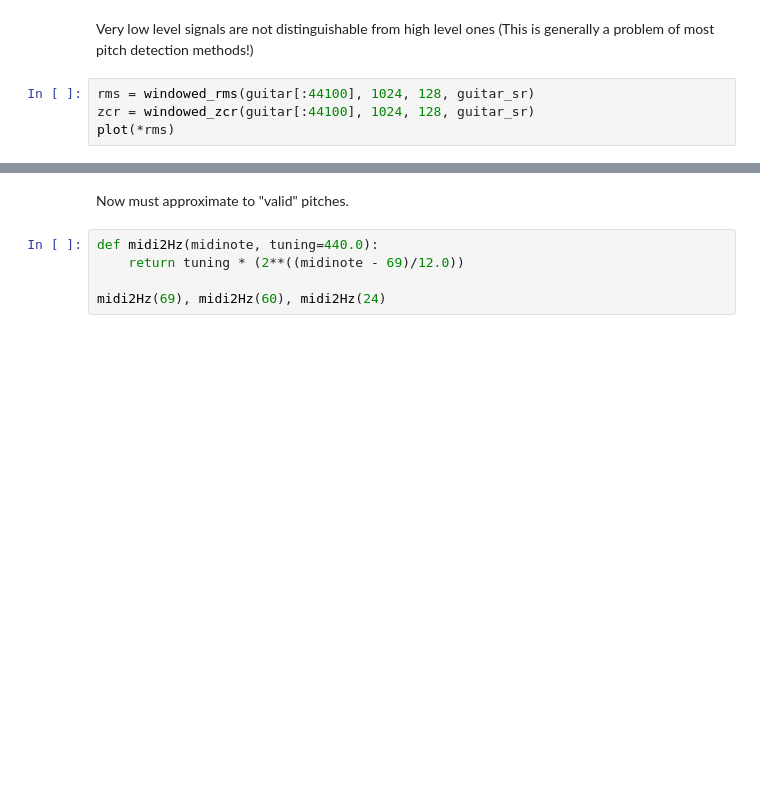
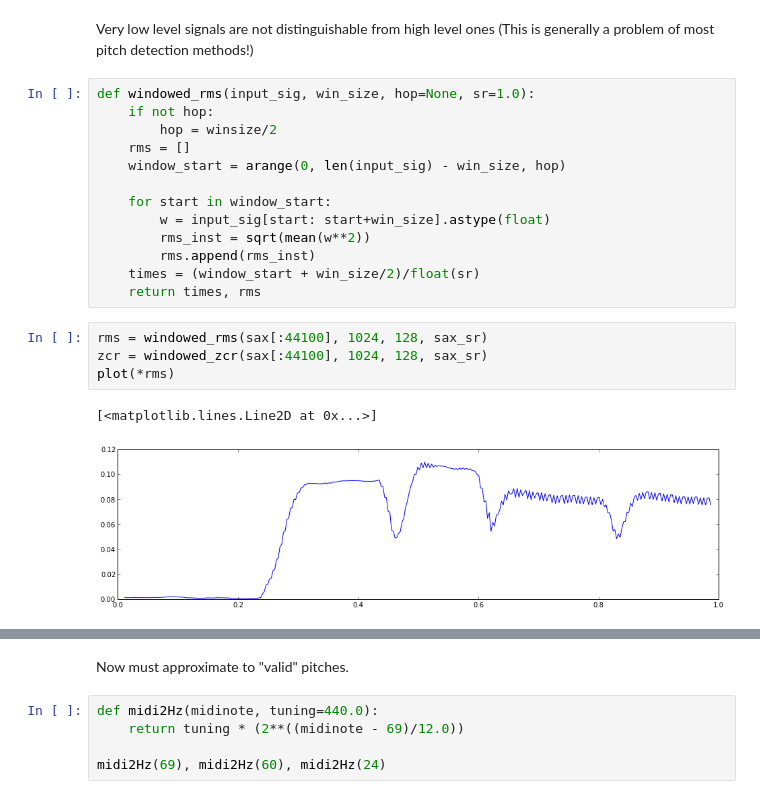
Before and after one commit to mantaraya36/240E-ipython, a Jupyter notebook: Audio Features IIIb-Pitch.ipynb, the cells around one changed output, grey strips where cells are left out. Drawn from its saved outputs; the diff is of its cells as text; blank space fills up the shorter version.

```diff
--- a/Audio Features IIIb-Pitch.ipynb
+++ b/Audio Features IIIb-Pitch.ipynb
@@ -81,9 +103,25 @@ xlim((0.8, 0.85))
 # %% [markdown]
 Very low level signals are not distinguishable from high level ones (This is generally a problem of most pitch detection methods!)
+# %%
+def windowed_rms(input_sig, win_size, hop=None, sr=1.0):
+    if not hop:
+        hop = winsize/2
+    rms = []
+    window_start = arange(0, len(input_sig) - win_size, hop)
+
+    for start in window_start:
+        w = input_sig[start: start+win_size].astype(float)
+        rms_inst = sqrt(mean(w**2))
+        rms.append(rms_inst)
+    times = (window_start + win_size/2)/float(sr)
+    return times, rms
 # %%
-rms = windowed_rms(guitar[:44100], 1024, 128, guitar_sr)
-zcr = windowed_zcr(guitar[:44100], 1024, 128, guitar_sr)
+rms = windowed_rms(sax[:44100], 1024, 128, sax_sr)
+zcr = windowed_zcr(sax[:44100], 1024, 128, sax_sr)
 plot(*rms)
+# %% [output]
+[<matplotlib.lines.Line2D at 0x...>]
+[figure, added]
 # %%
 rms_th = where(array(rms[1]) > 0.02, 1.0, 0.0)
 plot(zcr[0], zcr[1]*rms_th)
```
Also changed, not shown: parts of 116 cells of this notebook.
